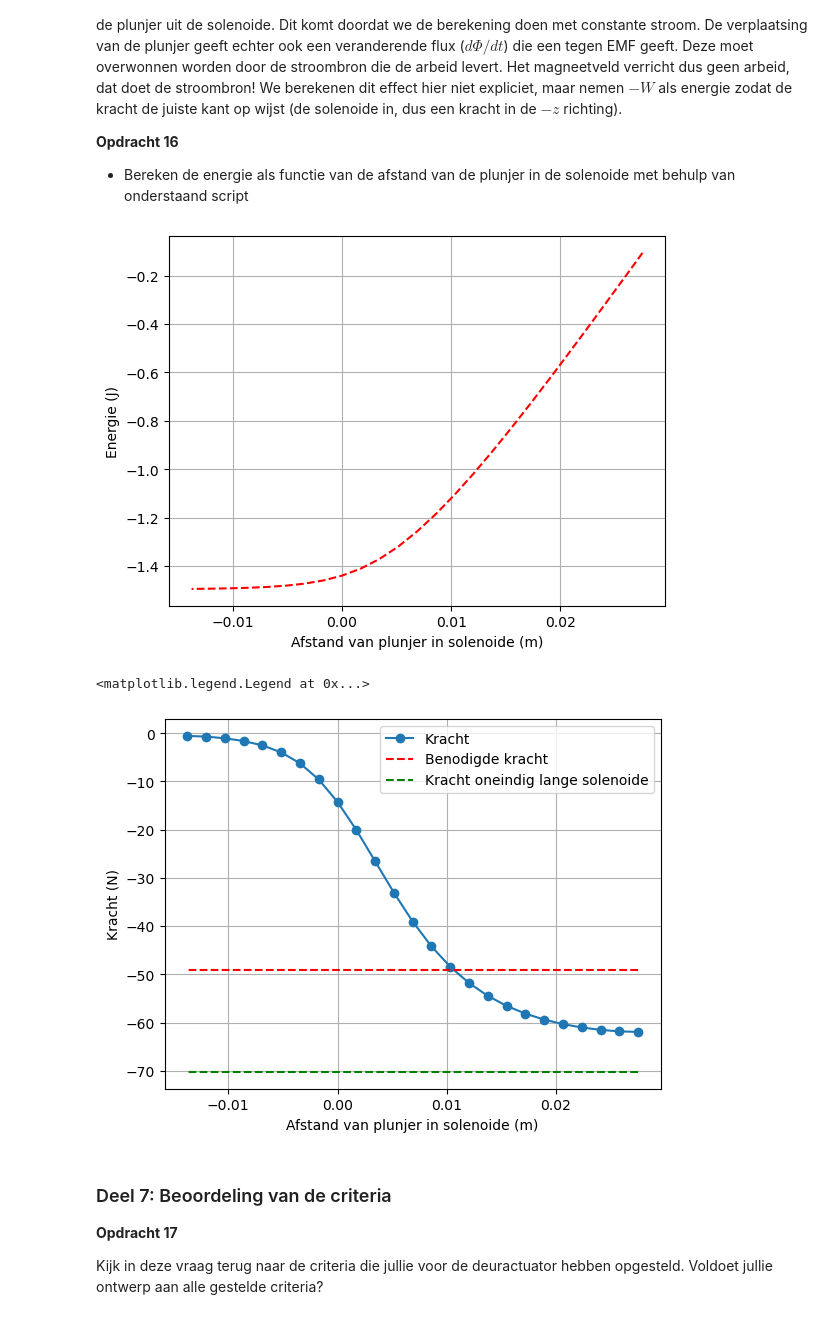
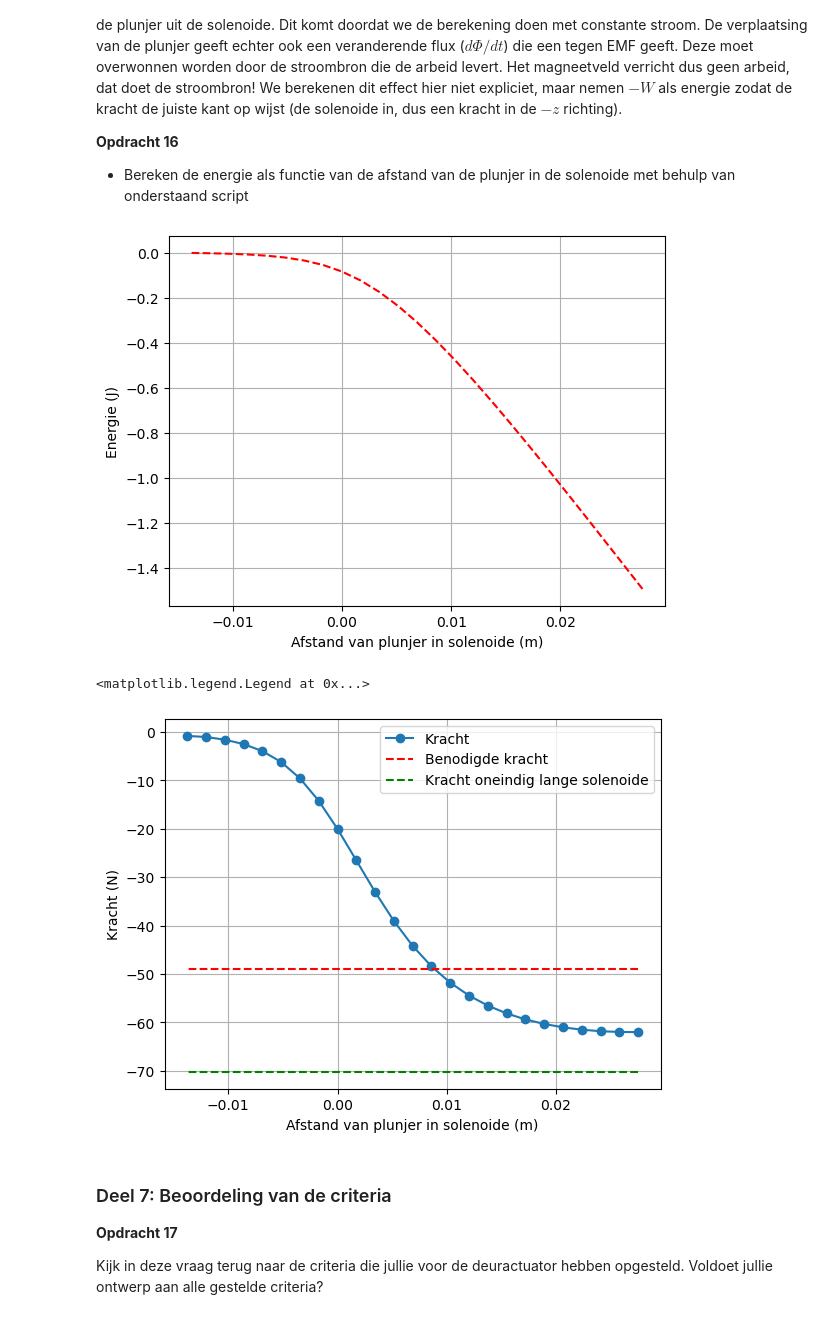
Before and after one commit to jasperbom747-creator/opdrachten-DEF-D-Jasper-Bom, a Jupyter notebook: DigitaleOntwerpopdrachten/Digitale opdracht 2/2KrachtactuatorOpdracht/KrachtactuatorOpdracht.ipynb, the cells around one changed output. Cells and saved outputs as stored; diff of their text form; code cells hidden in the pictures.

```diff
--- a/DigitaleOntwerpopdrachten/Digitale opdracht 2/2KrachtactuatorOpdracht/KrachtactuatorOpdracht.ipynb
+++ b/DigitaleOntwerpopdrachten/Digitale opdracht 2/2KrachtactuatorOpdracht/KrachtactuatorOpdracht.ipynb
@@ -443,21 +444,24 @@ Bereken het veld in het midden van de solenoide en vergelijk het met het analyti
 # %%
 r_field_center = np.array([0.0,0.0,0.0])
 I = 6
-
+N=100000
 x,y,z =  parametrisatie(N,r_sol,N_wikkel,L_sol)
 L = np.array([x,y,z])
+#flippen van de array naar (x_0, y_0, z_0)
 L = L.T
+#berekening dl axis verticaal
 dl=np.diff(L, axis=0)
+#even lang maken als dl
 r_source = L[:-1]
 
-H_total = np.array([0.0,0.0,0.0])
+H_totaal = np.array([0.0,0.0,0.0])
 
 for i in range(len(dl)):
     dH = field_current_element(r_field_center,r_source[i], dl[i], I)
-    H_total += dH
+    H_totaal += dH
 
-print(f'Het numerieke getal is {H_total[2]:.5e} A/m in de z-richting')
+print(f'Het numerieke getal is {H_totaal[2]:.5e} A/m in de z-richting')
 H_ana = I*spoed
 print(f'Het analytische getal is {H_ana:.5e} A/m in de z-richting')
-print(f'De relatieve fout is: {abs(H_total[2] - H_ana) / H_ana * 100:.2f}%')
+print(f'De relatieve fout is: {abs(H_totaal[2] - H_ana) / H_ana * 100:.2f}%')
 # %% [output]
@@ -545,32 +549,35 @@ Zoals je uit je berekening voor het $\mathbf{H}$ kan zien is de energie van de p
 
 * Bereken de energie als functie van de afstand van de plunjer in de solenoide met behulp van onderstaand script
 # %%
-
+#flatten tot een simpele rij
 H = H_ax.flatten()  # shape (25,)
+#bepalen dz
 dz = z_ax[1] - z_ax[0]
 mu_0 = 4 * np.pi * 1e-7
 mu_r = 15000
 r_s = r_sol
 L_s = L_sol
 
-# Integreer van midden naar buiten (z_ax[0]=0 → z_ax[-1])
-Wz = -0.5 * mu_0 * mu_r * np.pi * r_s**2 * np.cumsum(H**2) * dz
+# energieberekening
+H_flipped = np.flipud(H)
+Wz = -0.5 * mu_0 * mu_r * np.pi * r_s**2 * np.cumsum(H_flipped**2) * dz
+Wz = np.flipud(Wz)
 
 # Plot: x-as is afstand plunjer in solenoïde = L_s/2 - z_ax
 plt.plot(L_s/2 - z_ax, Wz, '--r')
 plt.xlabel('Afstand van plunjer in solenoide (m)')
 plt.ylabel('Energie (J)')
 plt.grid()
 plt.show()
 # %% [output]
-[figure, old version]
+[figure, new version]
 # %%
 mu_r = 15000
 
 force_analytical = -mu_0 * mu_r * np.pi * r_s**2 * N_wikkel**2 * I_sol**2 / 2 / L_s**2
 
 # Gradient langs z_ax, dan teken als functie van (L_s/2 - z_ax)
-force_numerical = np.gradient(Wz, dz)
+force_numerical = -np.gradient(Wz, dz)
 
 plt.plot(L_s/2 - z_ax, force_numerical, '-o', label='Kracht')
 plt.plot(L_s/2 - z_ax, (-5*9.8)*np.ones(n_ax), '--r', label='Benodigde kracht')
@@ -581,7 +588,7 @@ plt.grid()
 plt.legend()
 # %% [output]
 <matplotlib.legend.Legend at 0x...>
-[figure, old version]
+[figure, new version]
 # %% [markdown]
 ### Deel 7: Beoordeling van de criteria
 **Opdracht 17**
```
Also changed, not shown: parts of 7 cells of this notebook.
